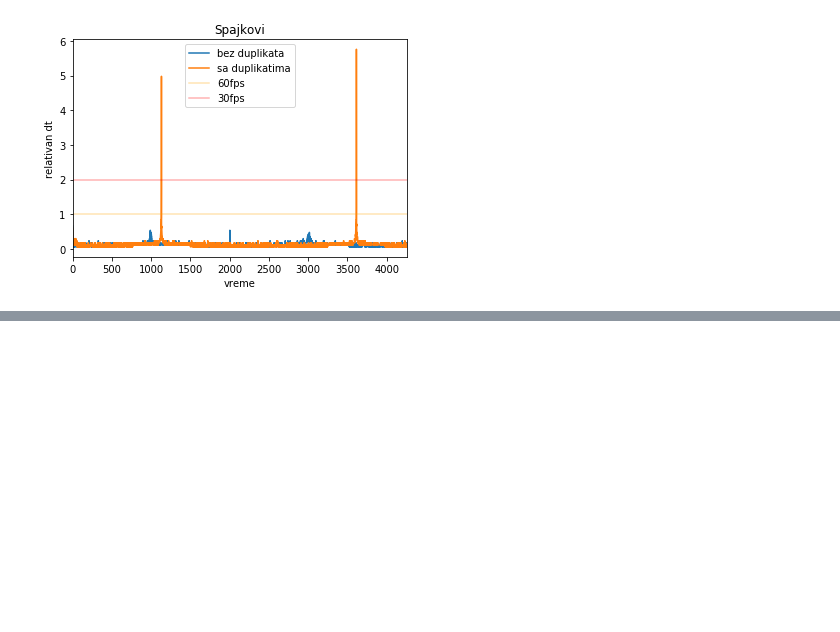
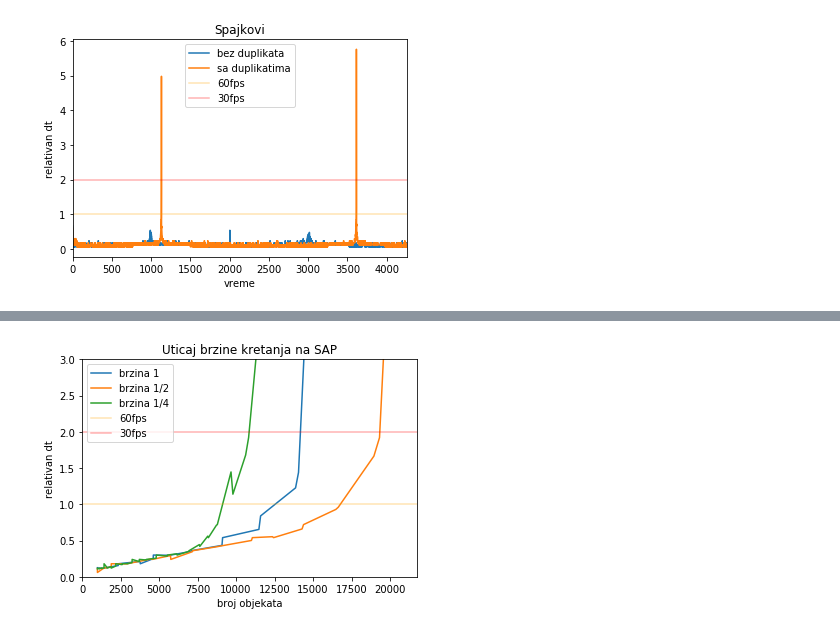
Before and after one commit to kredenac/collision-detection, a Jupyter notebook: analyze/visualize.ipynb, the cells around one changed output, grey strips where cells are left out. Saved outputs shown, nothing was run; the diff lists cells and outputs as text; code cells hidden in the pictures; blank space fills up the shorter version.

```diff
--- a/analyze/visualize.ipynb
+++ b/analyze/visualize.ipynb
@@ -115,0 +155,33 @@ plot(dataframe=dfNoCollOctreeNoDups , xstr='index', ystr='dt',
+# %%
+dfsapdiv2 = pd.read_csv(basePath+'sap_div2.csv'
+                 , header=None,
+                names=['dt','size','count', 'swaps'])
+
+dfsapdiv2 = dfsapdiv2[(dfsapdiv2.swaps != 0)]
+
+dfsapdiv4 = pd.read_csv(basePath+'sap_div4.csv'
+                 , header=None,
+                names=['dt','size','count', 'swaps'])
+
+dfsapdiv4 = dfsapdiv4[(dfsapdiv4.swaps != 0)]
+# %%
+s1g = dfsap.groupby('count').mean()
+s2g = dfsapdiv2.groupby('count').mean()
+s4g = dfsapdiv4.groupby('count').mean()
+
+plt.plot(s2g.index, s2g.dt, label='brzina 1')
+plt.plot(s4g.index, s4g.dt, label='brzina 1/2')
+plt.plot(s1g.index, s1g.dt, label='brzina 1/4')
+
+plt.axhline(y=1, color='orange', alpha=0.3, label='60fps')
+plt.axhline(y=2, color='red', alpha=0.3, label='30fps')
+
+plt.title('Uticaj brzine kretanja na SAP')
+plt.ylim(0,3)
+plt.xlabel('broj objekata')
+plt.ylabel('relativan dt')
+plt.legend()
+plt.savefig("sap3speeds" + '.pdf', bbox_inches='tight')
+plt.show()
+# %% [output]
+[figure, added]
```
Also changed, not shown: parts of 8 cells of this notebook, 10 other files.
